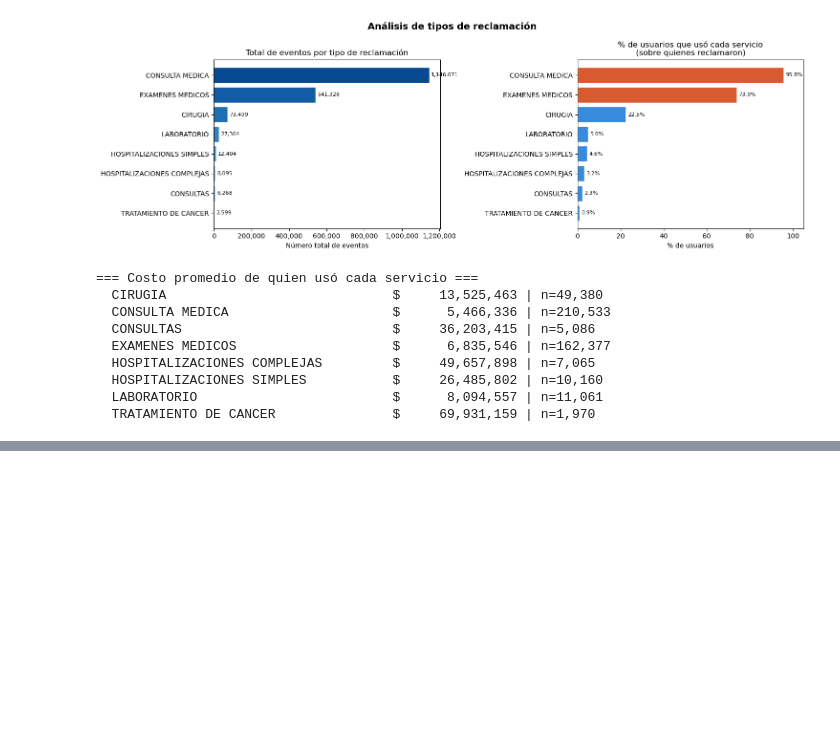
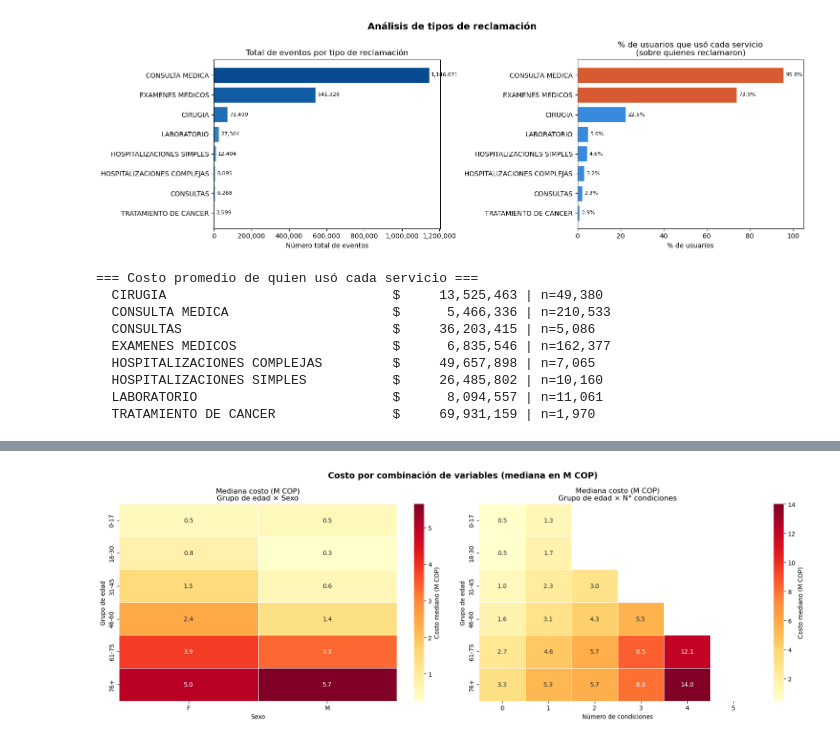
Before and after one commit to yacuervo18/Proyecto_Analitica_II, a Jupyter notebook: src/EDA.ipynb, the cells around one changed output, grey strips where cells are left out. Cells and saved outputs as stored; diff of their text form; code cells hidden in the pictures; blank space fills up the shorter version.

```diff
--- a/src/EDA.ipynb
+++ b/src/EDA.ipynb
@@ -567,0 +685,73 @@ for col in sorted(cols_rec):
+# %%
+# ── HEATMAPS CRUZADOS (INTERACCIONES) ─────────────────────────────────────────
+import numpy as np
+
+fig, axes = plt.subplots(1, 2, figsize=(17, 6))
+fig.suptitle('Costo por combinación de variables (mediana en M COP)', fontsize=14, fontweight='bold')
+
+# 1) Mediana de costo: Grupo de edad × Sexo
+ax = axes[0]
+base_sexo = df_eda[df_eda['Sexo_Cd_limpio'].isin(['F', 'M'])].copy()
+
+pivot_edad_sexo = (
+    base_sexo
+    .groupby(['grupo_edad', 'Sexo_Cd_limpio'], observed=True)['total_pagado']
+    .median()
+    .unstack() / 1e6
+)
+
+n_edad_sexo = (
+    base_sexo
+    .groupby(['grupo_edad', 'Sexo_Cd_limpio'], observed=True)['Afiliado_Id']
+    .count()
+    .unstack()
+)
+
+# Enmascara celdas con n bajo (ej. < 30)
+mask_sexo = n_edad_sexo < 30
+
+sns.heatmap(
+    pivot_edad_sexo,
+    annot=True, fmt='.1f', cmap='YlOrRd',
+    linewidths=0.5, ax=ax,
+    mask=mask_sexo,
+    cbar_kws={'label': 'Costo mediano (M COP)'}
+)
+ax.set_title('Mediana costo (M COP)\nGrupo de edad × Sexo')
+ax.set_xlabel('Sexo')
+ax.set_ylabel('Grupo de edad')
+
+# 2) Mediana de costo: Grupo de edad × Número de condiciones
+ax = axes[1]
+pivot_edad_cond = (
+    df_eda
+    .groupby(['grupo_edad', 'num_condiciones'], observed=True)['total_pagado']
+    .median()
+    .unstack() / 1e6
+)
+
+n_edad_cond = (
+    df_eda
+    .groupby(['grupo_edad', 'num_condiciones'], observed=True)['Afiliado_Id']
+    .count()
+    .unstack()
+)
+
+mask_cond = n_edad_cond < 30
+
+sns.heatmap(
+    pivot_edad_cond,
+    annot=True, fmt='.1f', cmap='YlOrRd',
+    linewidths=0.5, ax=ax,
+    mask=mask_cond,
+    cbar_kws={'label': 'Costo mediano (M COP)'}
+)
+ax.set_title('Mediana costo (M COP)\nGrupo de edad × N° condiciones')
+ax.set_xlabel('Número de condiciones')
+ax.set_ylabel('Grupo de edad')
+
+plt.tight_layout()
+plt.savefig('eda_09_heatmaps_cruzados.png', bbox_inches='tight', dpi=150)
+plt.show()
+# %% [output]
+[figure, added]
```
Also changed, not shown: parts of 9 cells of this notebook, 4 other files.
